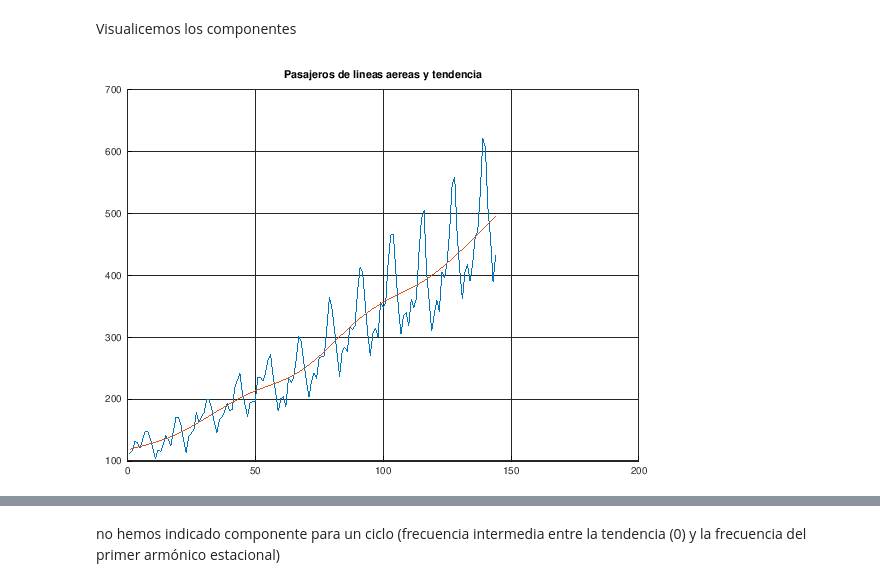
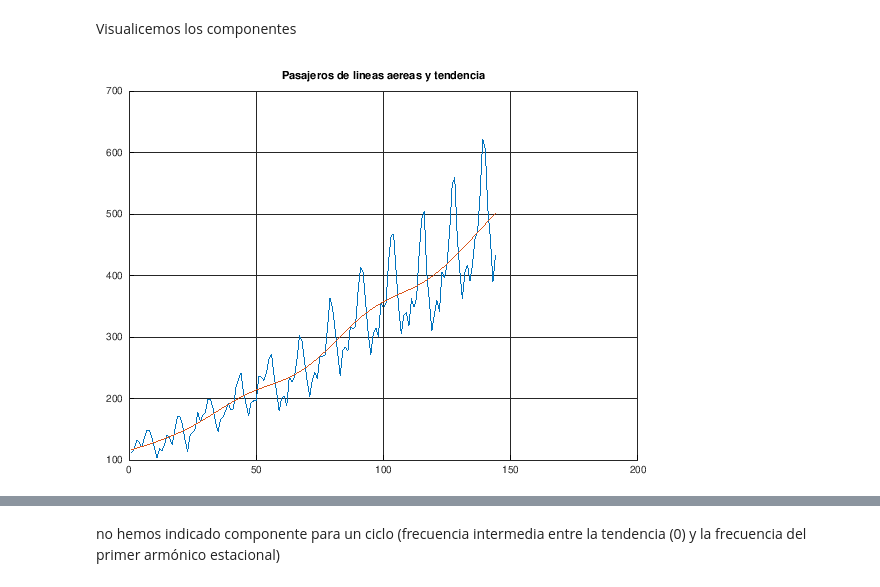
Before and after one commit to mbujosab/PracticasLDHR, a Jupyter notebook: LDHRserieAPconCiclo.ipynb, the cells around one changed output, grey strips where cells are left out. Cells and saved outputs as stored; diff of their text form; code cells hidden in the pictures.

```diff
--- a/LDHRserieAPconCiclo.ipynb
+++ b/LDHRserieAPconCiclo.ipynb
@@ -127,11 +123,11 @@ Visualicemos los componentes
 # %%
 #figure(1)
 grid on
 hold on
 title('Pasajeros de lineas aereas y tendencia')
-plot([y,trend(:,2)])
+plot([y,trend(:,1)])
 # %% [output]
-[figure, old version]
+[figure, new version]
 # %%
 grid on
 hold on
```
Also changed, not shown: parts of 29 cells of this notebook.
